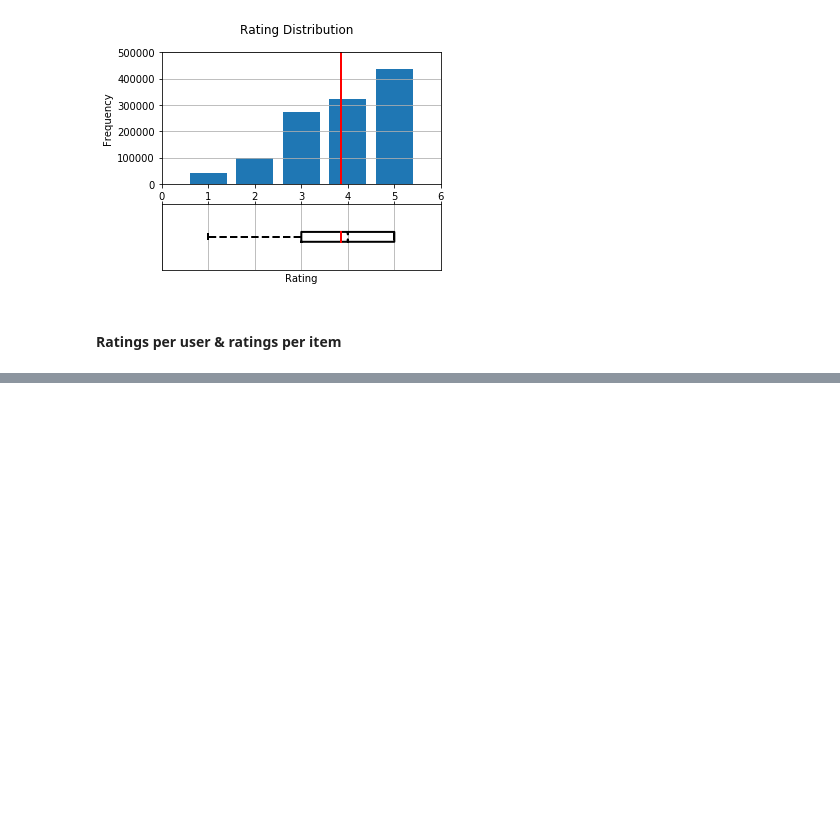
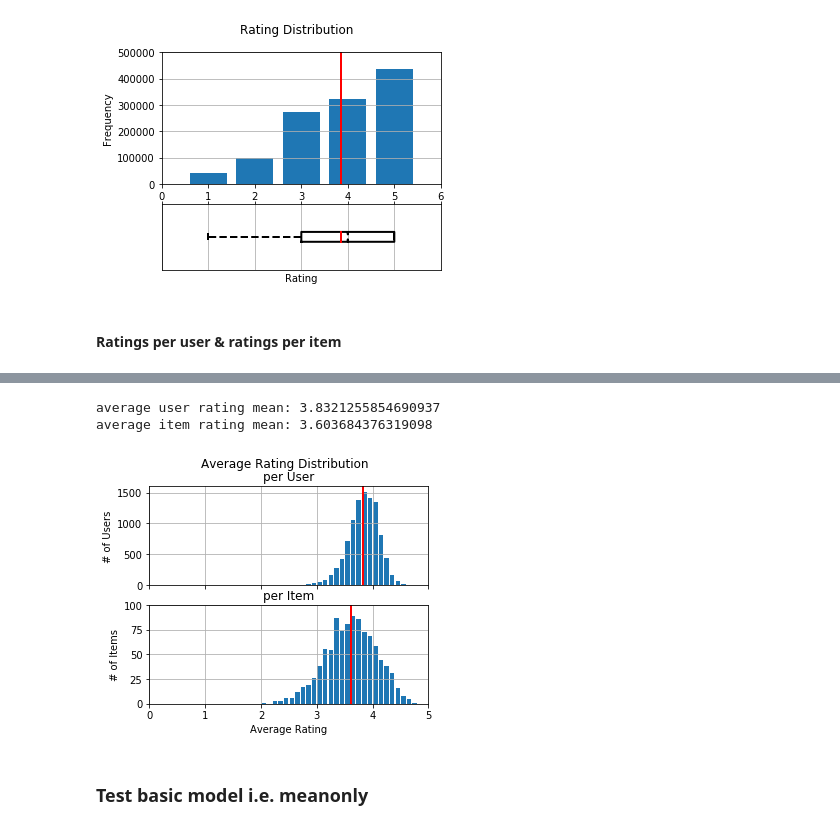
Before and after one commit to D3usXMachina/ML2018-EPFL-PROJECTS, a Jupyter notebook: project2/project_recommender_system/code/DataExporation.ipynb, the cells around one changed output, grey strips where cells are left out. Drawn from its saved outputs; the diff is of its cells as text; code cells hidden in the pictures; blank space fills up the shorter version.

```diff
--- a/project2/project_recommender_system/code/DataExporation.ipynb
+++ b/project2/project_recommender_system/code/DataExporation.ipynb
@@ -138,0 +152,33 @@ fig.savefig("../report/hist_users.png")
+# %%
+fig = plt.figure(figsize=figuresize)
+fig.suptitle("Average Rating Distribution")
+axlst = fig.subplots(2,1,sharex=False,gridspec_kw={"height_ratios":[1,1]})
+
+myhist_d = axlst[0].hist(data_ustats["averageRating"].sort_values(),bins=[i*0.1 for i in range(50)],align="mid",rwidth=0.8)
+meanv = data_ustats["averageRating"].mean()
+meanplt = axlst[0].plot([meanv,meanv],[0,1600],lw=2,color="r")
+axlst[0].axes.set_ylim([0,1600])
+axlst[0].axes.set_xlim([0,5])
+axlst[0].grid(which="both")
+axlst[0].axes.set_ylabel("# of Users")
+axlst[0].set_title("per User")
+axlst[0].tick_params(axis="x",which="both",bottom=True,top=False,labelbottom=False)
+
+myhist_d = axlst[1].hist(data_istats["averageRating"].sort_values(),bins=[i*0.1 for i in range(50)],align="mid",rwidth=0.8)
+meanv = data_istats["averageRating"].mean()
+meanplt = axlst[1].plot([meanv,meanv],[0,100],lw=2,color="r")
+axlst[1].axes.set_ylim([0,100])
+axlst[1].axes.set_xlim([0,5])
+axlst[1].grid(which="both")
+axlst[1].axes.set_ylabel("# of Items")
+axlst[1].set_title("per Item")
+axlst[1].set_xlabel("Average Rating")
+fig.savefig("../report/hist_avr.png")
+print("average user rating mean:",data_ustats["averageRating"].mean())
+print("average item rating mean:",data_istats["averageRating"].mean())
+# %% [output]
+average user rating mean: 3.8321255854690937
+average item rating mean: 3.603684376319098
+[figure, added]
+# %% [markdown]
+### Test basic model i.e. meanonly
```
Also changed, not shown: parts of 33 cells of this notebook, 29 other files.
